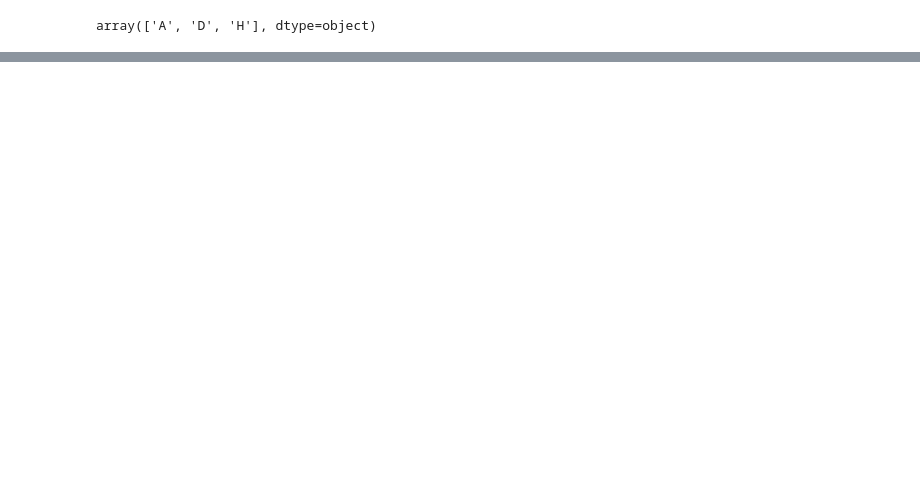
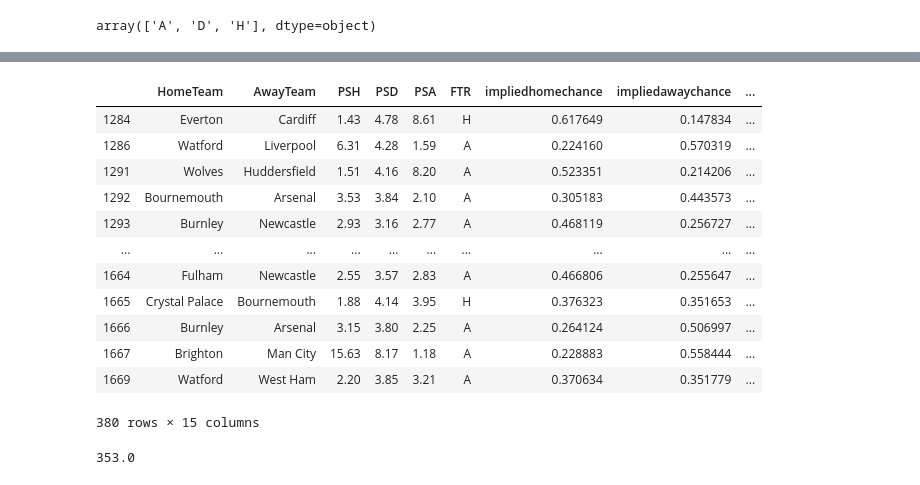
Before and after one commit to Carterbouley/football-predictor, a Jupyter notebook: cleanfootballpredictor.ipynb, the cells around one changed output, grey strips where cells are left out. Cells and saved outputs as stored; diff of their text form; code cells hidden in the pictures; blank space fills up the shorter version.

Commit message:
beginning of prediction analysis

```diff
--- a/cleanfootballpredictor.ipynb
+++ b/cleanfootballpredictor.ipynb
@@ -432,0 +816,30 @@ array(['A', 'D', 'H'], dtype=object)
+# %%
+analysis_df['odds_taken'] = 0
+# %%
+analysis_df.loc[analysis_df['FTR'] == 'H', 'odds_taken'] = analysis_df['PSH']
+analysis_df.loc[analysis_df['FTR'] == 'D', 'odds_taken'] = analysis_df['PSD']
+analysis_df.loc[analysis_df['FTR'] == 'A', 'odds_taken'] = analysis_df['PSA']
+# %%
+analysis_df['return'] = (analysis_df['win?'] * analysis_df['odds_taken'] * 100) - 100
+# %%
+analysis_df['return'].replace(0, -100, inplace = True)
+# %%
+analysis_df
+# %% [output]
+|  | HomeTeam | AwayTeam | PSH | PSD | PSA | FTR | impliedhomechance | impliedawaychance | ... |
+| 1284 | Everton | Cardiff | 1.43 | 4.78 | 8.61 | H | 0.617649 | 0.147834 | ... |
+| 1286 | Watford | Liverpool | 6.31 | 4.28 | 1.59 | A | 0.224160 | 0.570319 | ... |
+| 1291 | Wolves | Huddersfield | 1.51 | 4.16 | 8.20 | A | 0.523351 | 0.214206 | ... |
+| 1292 | Bournemouth | Arsenal | 3.53 | 3.84 | 2.10 | A | 0.305183 | 0.443573 | ... |
+| 1293 | Burnley | Newcastle | 2.93 | 3.16 | 2.77 | A | 0.468119 | 0.256727 | ... |
+| ... | ... | ... | ... | ... | ... | ... | ... | ... | ... |
+| 1664 | Fulham | Newcastle | 2.55 | 3.57 | 2.83 | A | 0.466806 | 0.255647 | ... |
+| 1665 | Crystal Palace | Bournemouth | 1.88 | 4.14 | 3.95 | H | 0.376323 | 0.351653 | ... |
+| 1666 | Burnley | Arsenal | 3.15 | 3.80 | 2.25 | A | 0.264124 | 0.506997 | ... |
+| 1667 | Brighton | Man City | 15.63 | 8.17 | 1.18 | A | 0.228883 | 0.558444 | ... |
+| 1669 | Watford | West Ham | 2.20 | 3.85 | 3.21 | A | 0.370634 | 0.351779 | ... |
+380 rows × 15 columns
+# %%
+sum(analysis_df['return'])
+# %% [output]
+353.0
```
Also changed, not shown: parts of 101 cells of this notebook, 3 other files.
